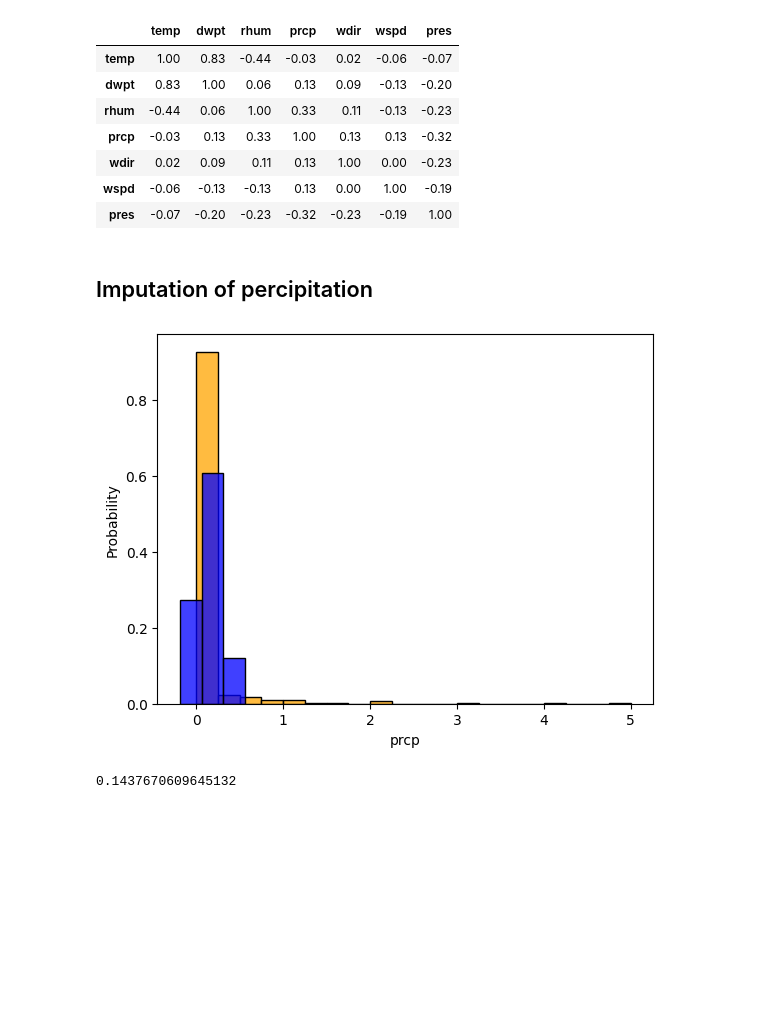
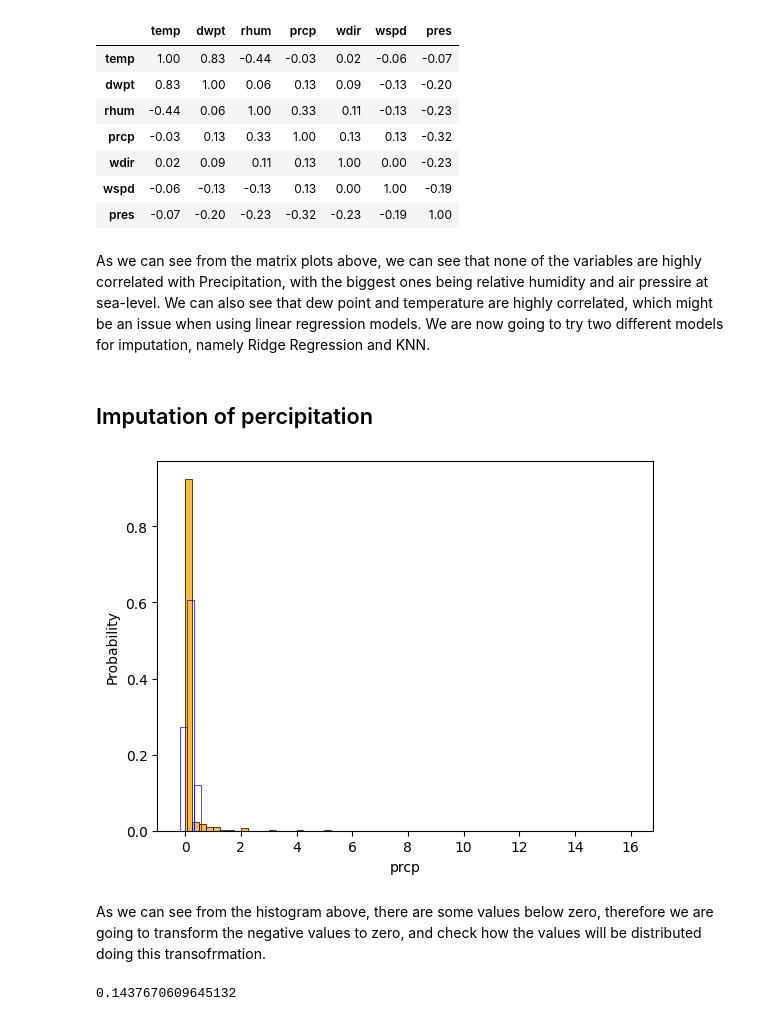
Before and after one commit to stlbnmaria/PythonForDS_Project, a Jupyter notebook: data_analyses/weather_data_analyses.ipynb, the cells around one changed output. Saved outputs shown, nothing was run; the diff lists cells and outputs as text; code cells hidden in the pictures; blank space fills up the shorter version.

Commit message:
Weather data analysis improved- Explanations completed, only missing legend

```diff
--- a/data_analyses/weather_data_analyses.ipynb
+++ b/data_analyses/weather_data_analyses.ipynb
@@ -193,6 +190,8 @@ corr.style.background_gradient(cmap='coolwarm').format(precision=2)
 | wdir | 0.02 | 0.09 | 0.11 | 0.13 | 1.00 | 0.00 | -0.23 |
 | wspd | -0.06 | -0.13 | -0.13 | 0.13 | 0.00 | 1.00 | -0.19 |
 | pres | -0.07 | -0.20 | -0.23 | -0.32 | -0.23 | -0.19 | 1.00 |
+# %% [markdown]
+As we can see from the matrix plots above, we can see that none of the variables are highly correlated with Precipitation, with the biggest ones being relative humidity and air pressire at sea-level. We can also see that dew point and temperature are highly correlated, which might be an issue when using linear regression models. We are now going to try two different models for imputation, namely Ridge Regression and KNN.
 # %% [markdown]
 ## Imputation of percipitation
 # %%
@@ -207,11 +206,13 @@ weather_data_imp = weather_data.copy()
 weather_data_imp[weather_data_imp.columns.difference(unused_cols,sort=False)] = transformed_data
 # %%
 imputed_values = weather_data_imp.loc[index_of_na,['prcp']]
-sns.histplot(weather_data['prcp'], binwidth=0.25, binrange=[0,5], color='orange', stat='probability')
-sns.histplot(imputed_values['prcp'], binwidth=0.25, color='blue', stat='probability')
+sns.histplot(weather_data['prcp'], binwidth=0.25, color='orange', stat='probability')
+sns.histplot(imputed_values['prcp'], binwidth=0.25, color='blue', stat='probability',fill=False)
 plt.show()
 # %% [output]
-[figure, old version]
+[figure, new version]
+# %% [markdown]
+As we can see from the histogram above, there are some values below zero, therefore we are going to transform the negative values to zero, and check how the values will be distributed doing this transofrmation.
 # %%
 imputed_values['prcp'].lt(0).mean()
 # %% [output]
```
Also changed, not shown: parts of 8 cells of this notebook.
